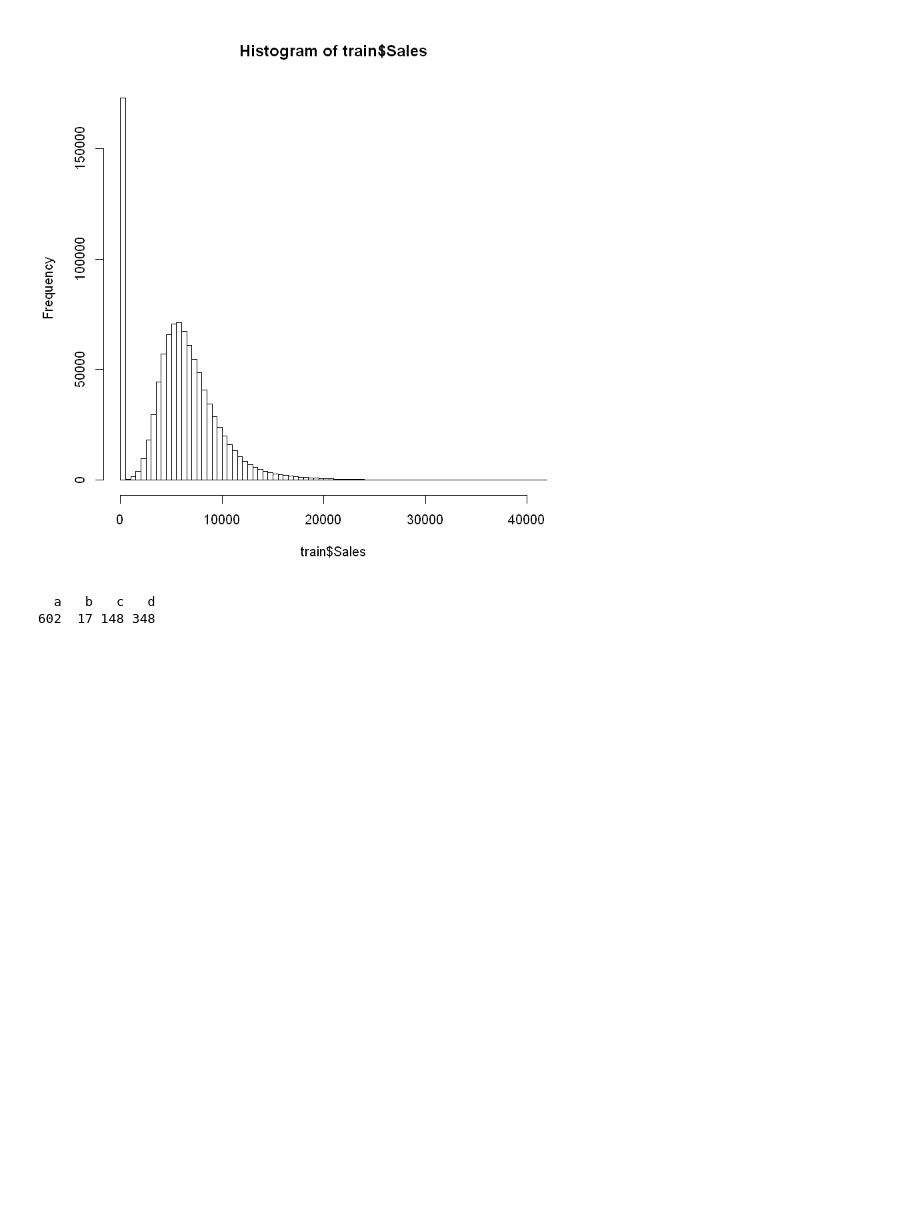
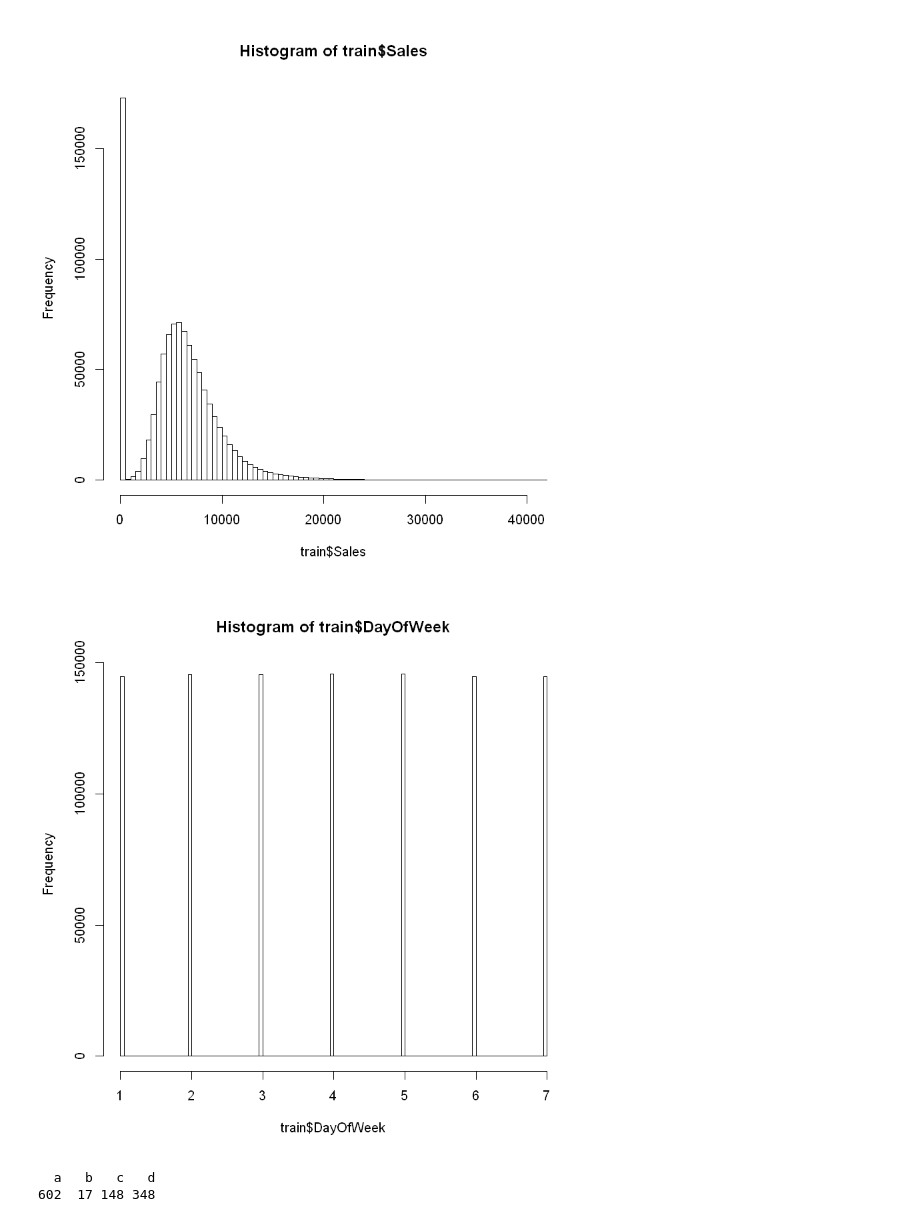
Before and after one commit to MohamedBaligh/r-programming, a Jupyter notebook: Project 2 Rossmann Exploratory Analysis.ipynb, the cells around one changed output. Cells and saved outputs as stored; diff of their text form; code cells hidden in the pictures; blank space fills up the shorter version.

```diff
--- a/Project 2 Rossmann Exploratory Analysis.ipynb
+++ b/Project 2 Rossmann Exploratory Analysis.ipynb
@@ -206,6 +214,10 @@ table(test$StateHoliday) / nrow(test)
 hist(train$Sales, 100)
 # %% [output]
 [figure]
+# %%
+hist(train$DayOfWeek, 100)
+# %% [output]
+[figure, added]
 # %%
 table(store$StoreType)
 # %% [output]
```
Also changed, not shown: parts of 14 cells of this notebook, 3 other files.
